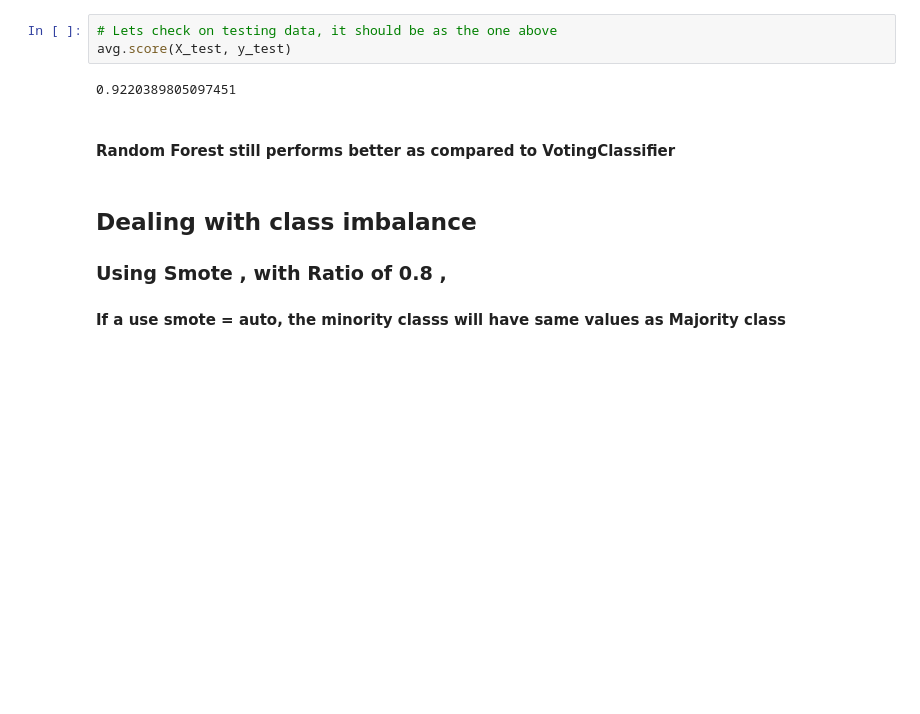
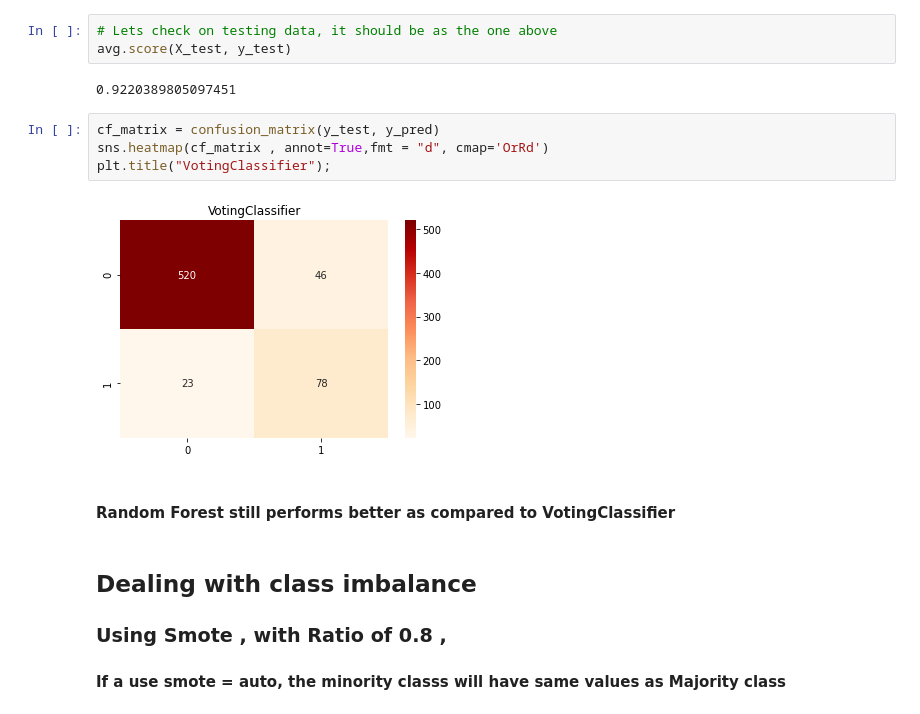
Before and after one commit to nyaberimauti/telecom-churn-prediction, a Jupyter notebook: index.ipynb, the cells around one changed output. Cells and saved outputs as stored; diff of their text form; blank space fills up the shorter version.

```diff
--- a/index.ipynb
+++ b/index.ipynb
@@ -900,6 +900,12 @@ np.median(scores)
 avg.score(X_test, y_test)
 # %% [output]
 0.9220389805097451
+# %%
+cf_matrix = confusion_matrix(y_test, y_pred)
+sns.heatmap(cf_matrix , annot=True,fmt = "d", cmap='OrRd')
+plt.title("VotingClassifier");
+# %% [output]
+[figure, added]
 # %% [markdown]
 ####  Random Forest still performs better as compared to VotingClassifier
 # %% [markdown]
```
Also changed, not shown: parts of 10 cells of this notebook.
